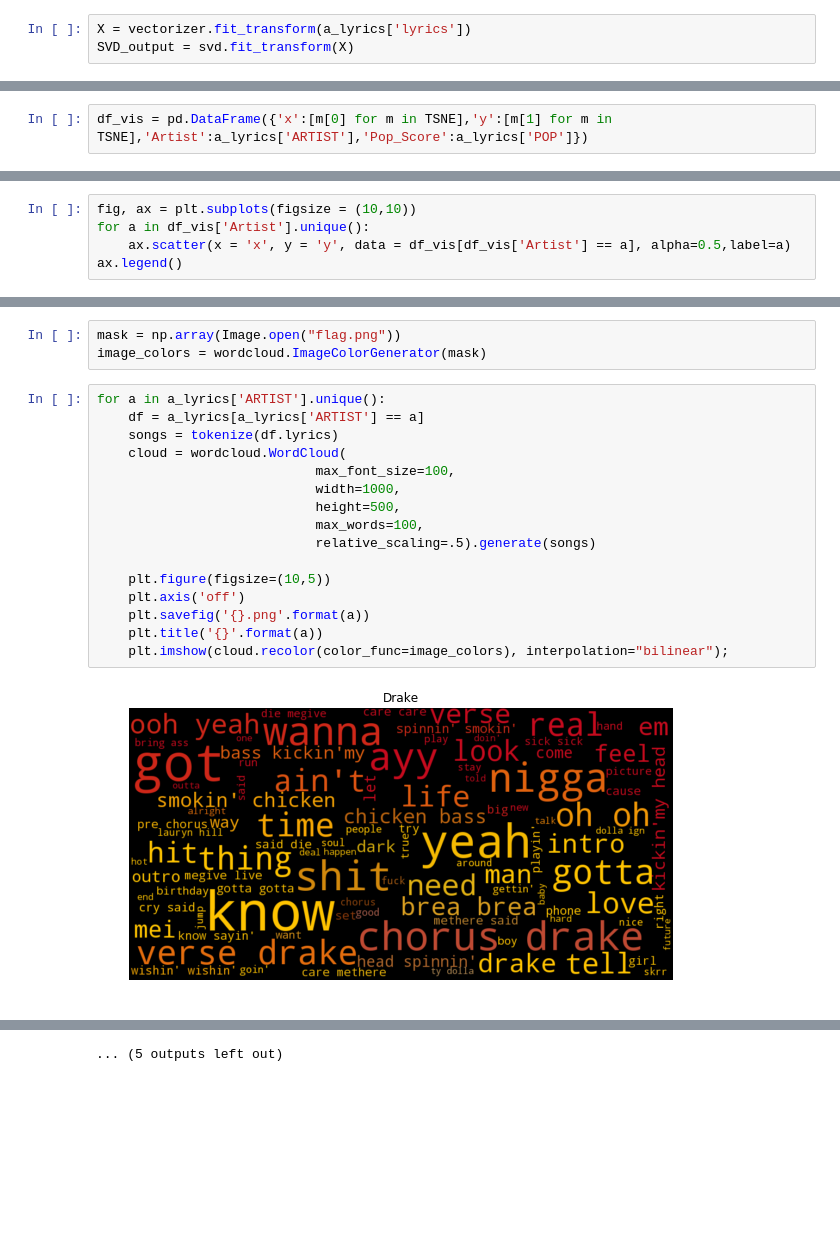
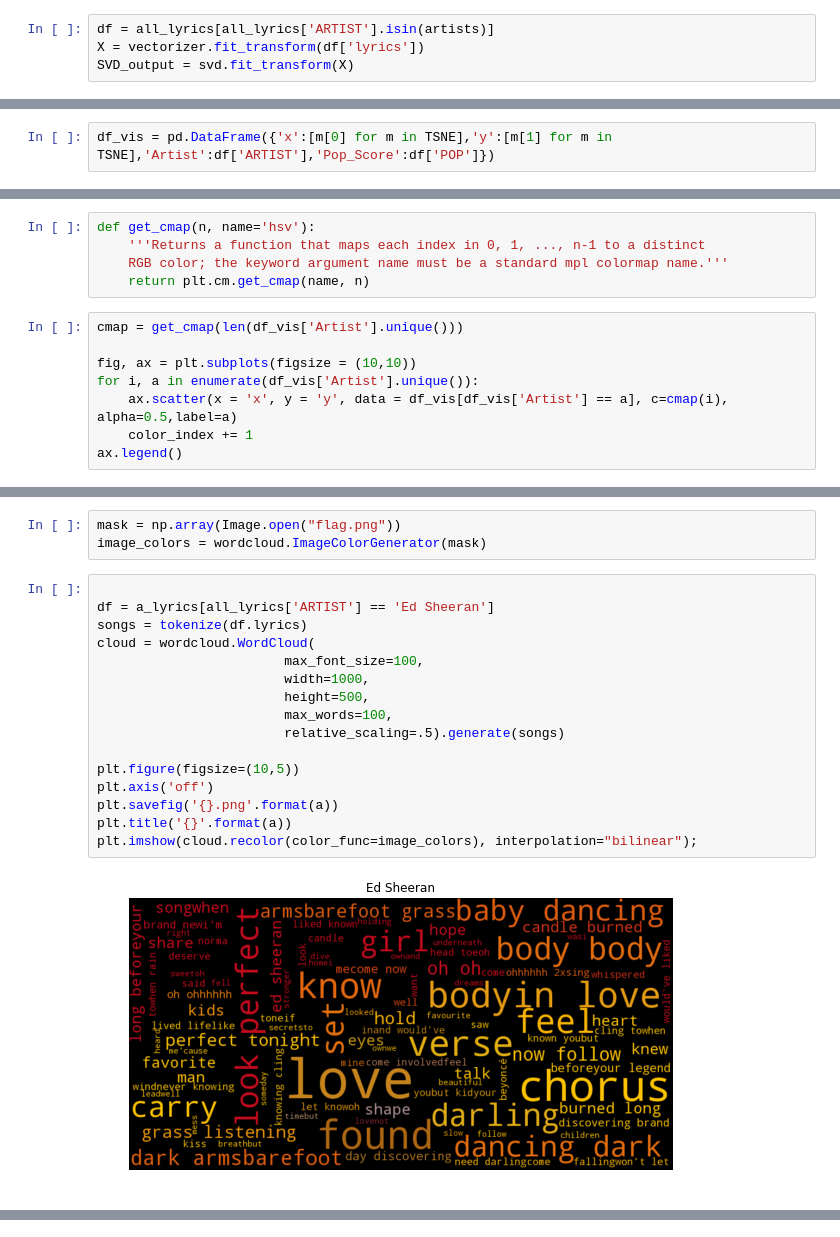
Before and after one commit to NYU-CDS-Capstone-Project/Song_Popularity_Prediction, a Jupyter notebook: Stella/Data Visualization.ipynb, the cells around one changed output, grey strips where cells are left out. Saved outputs shown, nothing was run; the diff lists cells and outputs as text; blank space fills up the shorter version.

Commit message:
finalize data visualization file

```diff
--- a/Stella/Data Visualization.ipynb
+++ b/Stella/Data Visualization.ipynb
@@ -60,7 +37,8 @@ a_lyrics = all_lyrics[all_lyrics['Level'] == 'A']
 # %%
-X = vectorizer.fit_transform(a_lyrics['lyrics'])
+df = all_lyrics[all_lyrics['ARTIST'].isin(artists)]
+X = vectorizer.fit_transform(df['lyrics'])
 SVD_output = svd.fit_transform(X)
 # %%
 TSNE = TSNE(n_components=2).fit_transform(SVD_output)
 # %%
-df_vis = pd.DataFrame({'x':[m[0] for m in TSNE],'y':[m[1] for m in TSNE],'Artist':a_lyrics['ARTIST'],'Pop_Score':a_lyrics['POP']})
+df_vis = pd.DataFrame({'x':[m[0] for m in TSNE],'y':[m[1] for m in TSNE],'Artist':df['ARTIST'],'Pop_Score':df['POP']})
@@ -81,7 +61,15 @@ def pop_level(score):
+# %%
+def get_cmap(n, name='hsv'):
+    '''Returns a function that maps each index in 0, 1, ..., n-1 to a distinct
+    RGB color; the keyword argument name must be a standard mpl colormap name.'''
+    return plt.cm.get_cmap(name, n)
 # %%
+cmap = get_cmap(len(df_vis['Artist'].unique()))
+
 fig, ax = plt.subplots(figsize = (10,10))
-for a in df_vis['Artist'].unique():
-    ax.scatter(x = 'x', y = 'y', data = df_vis[df_vis['Artist'] == a], alpha=0.5,label=a)
+for i, a in enumerate(df_vis['Artist'].unique()):
+    ax.scatter(x = 'x', y = 'y', data = df_vis[df_vis['Artist'] == a], c=cmap(i), alpha=0.5,label=a)
+    color_index += 1
 ax.legend()
 # %% [output]
 <matplotlib.legend.Legend at 0x...>
@@ -118,20 +98,20 @@ all_lyrics.to_csv('all_lyrics_ABC.csv',index=False)
 mask = np.array(Image.open("flag.png"))
 image_colors = wordcloud.ImageColorGenerator(mask)
 # %%
-for a in a_lyrics['ARTIST'].unique():
-    df = a_lyrics[a_lyrics['ARTIST'] == a]
-    songs = tokenize(df.lyrics)
-    cloud = wordcloud.WordCloud(
-                            max_font_size=100,
-                            width=1000,
-                            height=500,
-                            max_words=100,
-                            relative_scaling=.5).generate(songs)
 
-    plt.figure(figsize=(10,5))
-    plt.axis('off')
-    plt.savefig('{}.png'.format(a))
-    plt.title('{}'.format(a))
-    plt.imshow(cloud.recolor(color_func=image_colors), interpolation="bilinear");
+df = a_lyrics[all_lyrics['ARTIST'] == 'Ed Sheeran']
+songs = tokenize(df.lyrics)
+cloud = wordcloud.WordCloud(
+                        max_font_size=100,
+                        width=1000,
+                        height=500,
+                        max_words=100,
+                        relative_scaling=.5).generate(songs)
+
+plt.figure(figsize=(10,5))
+plt.axis('off')
+plt.savefig('{}.png'.format(a))
+plt.title('{}'.format(a))
+plt.imshow(cloud.recolor(color_func=image_colors), interpolation="bilinear");
 # %% [output]
-[figure, old version]
+[figure, new version]
@@ -149 +117,0 @@ for a in a_lyrics['ARTIST'].unique():
-... (5 outputs left out)
```
Also changed, not shown: parts of 15 cells of this notebook, 2 other files.
